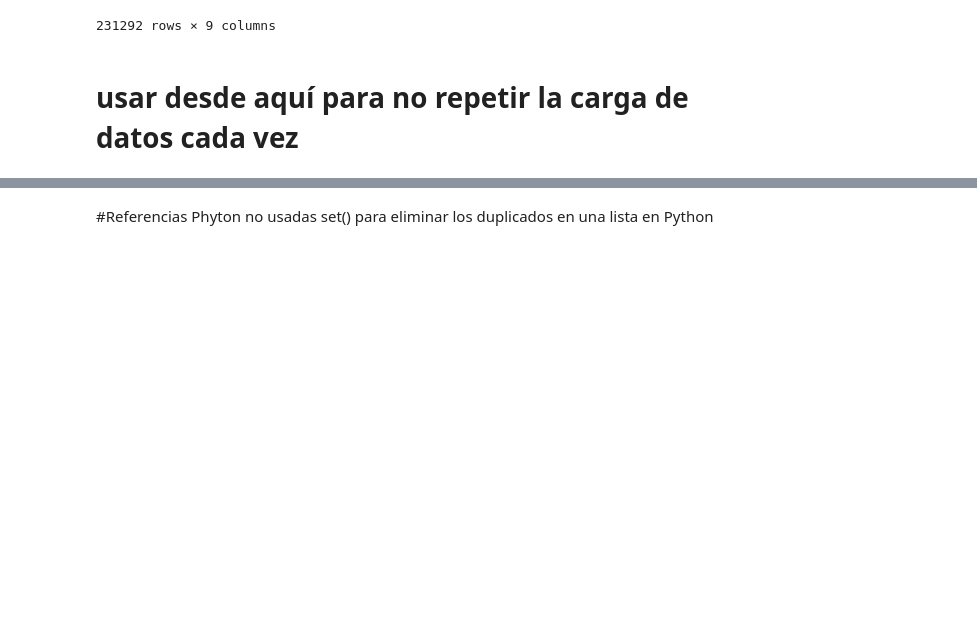
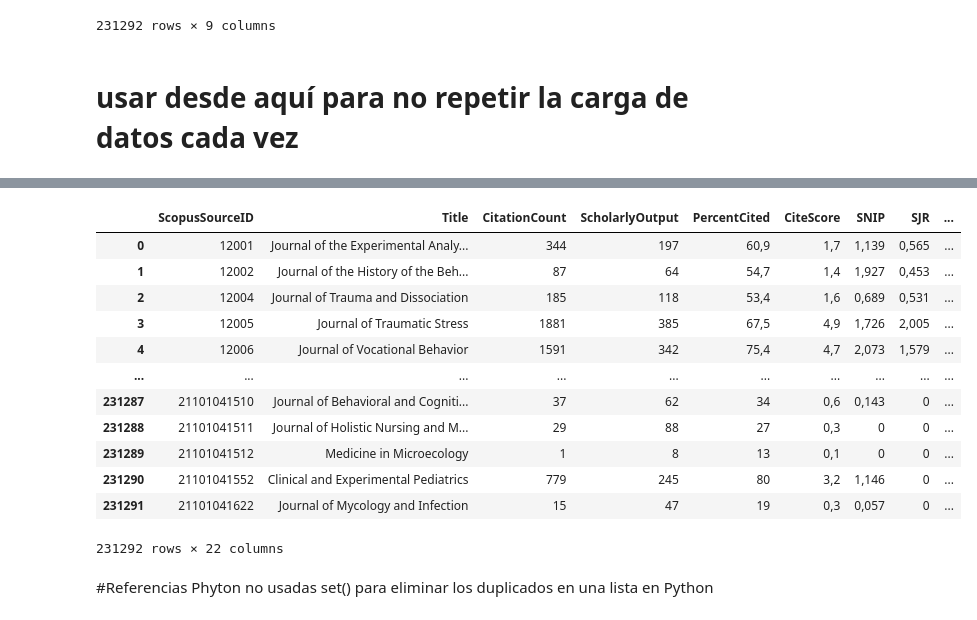
Before and after one commit to jamg-upv/Impacto-citas-articulo, a Jupyter notebook: impactoencitas.ipynb, the cells around one changed output, grey strips where cells are left out. Cells and saved outputs as stored; diff of their text form; code cells hidden in the pictures; blank space fills up the shorter version.

```diff
--- a/impactoencitas.ipynb
+++ b/impactoencitas.ipynb
@@ -622,3 +701,21 @@ dfIntermedio
+# %%
+# Añadir las columnas historicas (en la misma fila todos los años disponibles... solo la del percentil en scopus  para no tener varias por año, y en WOS percentil JIF ¿y JCI?)
+# primero tengo que convertir en columnas los repetidos por años
+dfOrderedNoDupScopus
+# %% [output]
+|  | ScopusSourceID | Title | CitationCount | ScholarlyOutput | PercentCited | CiteScore | SNIP | SJR | ... |
+| 0 | 12001 | Journal of the Experimental Analy... | 344 | 197 | 60,9 | 1,7 | 1,139 | 0,565 | ... |
+| 1 | 12002 | Journal of the History of the Beh... | 87 | 64 | 54,7 | 1,4 | 1,927 | 0,453 | ... |
+| 2 | 12004 | Journal of Trauma and Dissociation | 185 | 118 | 53,4 | 1,6 | 0,689 | 0,531 | ... |
+| 3 | 12005 | Journal of Traumatic Stress | 1881 | 385 | 67,5 | 4,9 | 1,726 | 2,005 | ... |
+| 4 | 12006 | Journal of Vocational Behavior | 1591 | 342 | 75,4 | 4,7 | 2,073 | 1,579 | ... |
+| ... | ... | ... | ... | ... | ... | ... | ... | ... | ... |
+| 231287 | 21101041510 | Journal of Behavioral and Cogniti... | 37 | 62 | 34 | 0,6 | 0,143 | 0 | ... |
+| 231288 | 21101041511 | Journal of Holistic Nursing and M... | 29 | 88 | 27 | 0,3 | 0 | 0 | ... |
+| 231289 | 21101041512 | Medicine in Microecology | 1 | 8 | 13 | 0,1 | 0 | 0 | ... |
+| 231290 | 21101041552 | Clinical and Experimental Pediatrics | 779 | 245 | 80 | 3,2 | 1,146 | 0 | ... |
+| 231291 | 21101041622 | Journal of Mycology and Infection | 15 | 47 | 19 | 0,3 | 0,057 | 0 | ... |
+231292 rows × 22 columns
 # %% [markdown]
 #Referencias Phyton no usadas
 set() para eliminar los duplicados en una lista en Python
```
Also changed, not shown: parts of 10 cells of this notebook.
